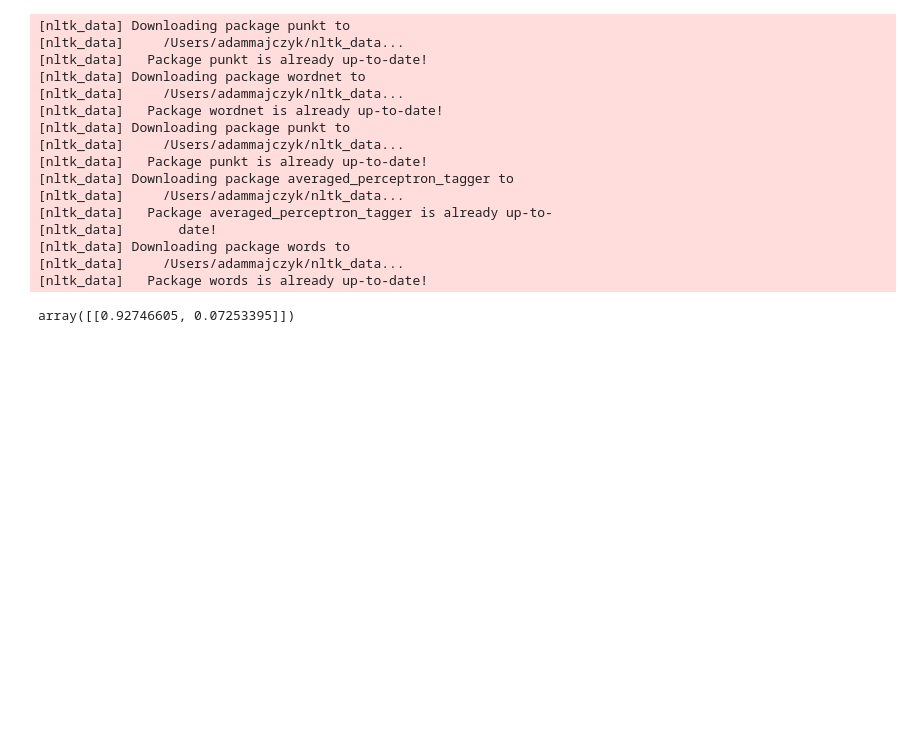
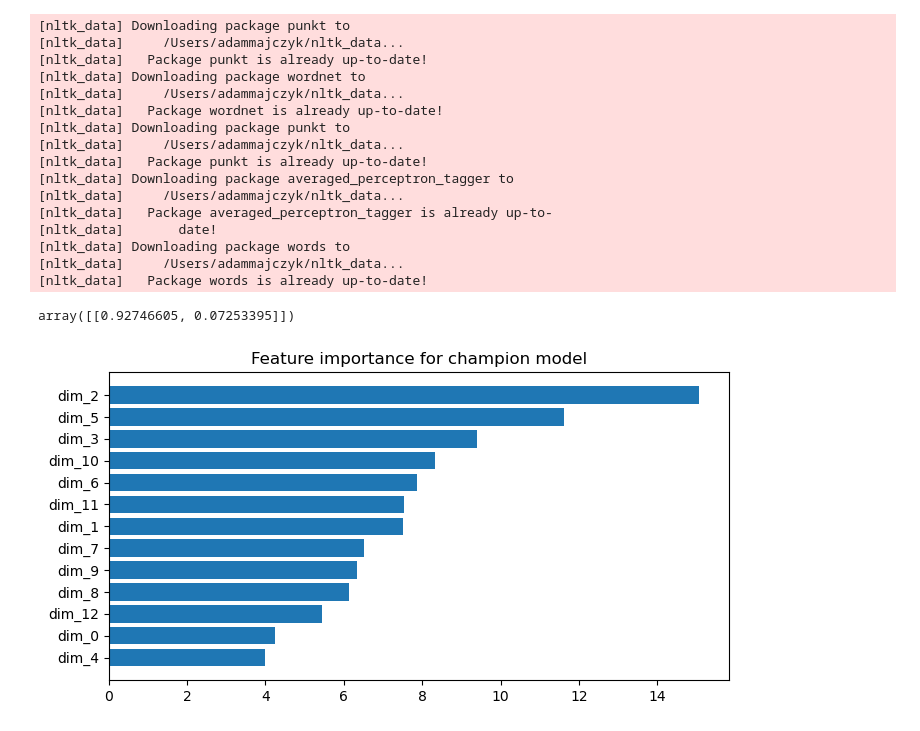
Before and after one commit to amajczyk/ClickbaitDetector, a Jupyter notebook: modelling/train_predictive_models_grid_on_best_w2v.ipynb, the cells around one changed output. Drawn from its saved outputs; the diff is of its cells as text; code cells hidden in the pictures; blank space fills up the shorter version.

```diff
--- a/modelling/train_predictive_models_grid_on_best_w2v.ipynb
+++ b/modelling/train_predictive_models_grid_on_best_w2v.ipynb
@@ -517,0 +516,15 @@ model.pre
+# %%
+X_train_scaled_df = pd.DataFrame(X_train_scaled)
+X_train_scaled_df.columns = [f'dim_{i}' for i in range(X_train_scaled.shape[1])]
+
+feature_importance = model.feature_importances_
+sorted_indices = np.argsort(feature_importance)[::]
+sorted_features = X_train_scaled_df.columns[sorted_indices]
+sorted_importance = feature_importance[sorted_indices]
+
+plt.figure(figsize=(8, 4))
+plt.barh(sorted_features, sorted_importance)
+plt.title(f'Feature importance for champion model')
+plt.show()
+# %% [output]
+[figure, added]
```
Also changed, not shown: parts of 1 cell of this notebook, 2 other files.
